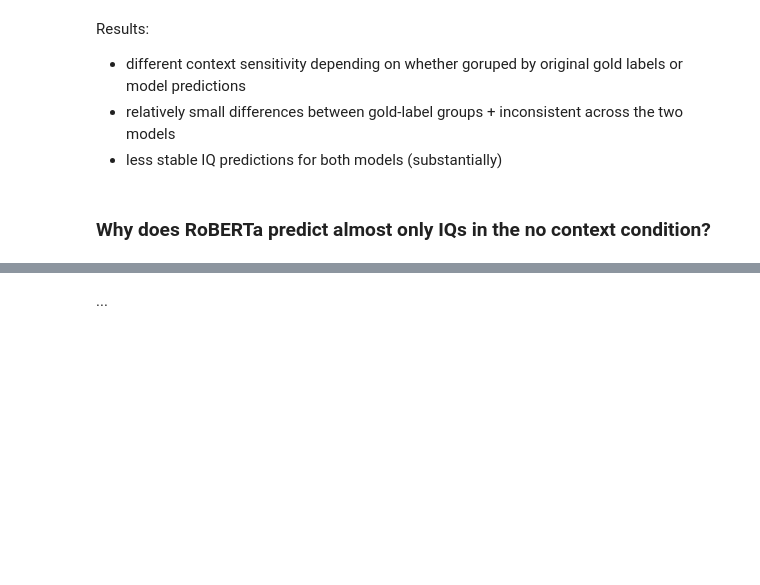
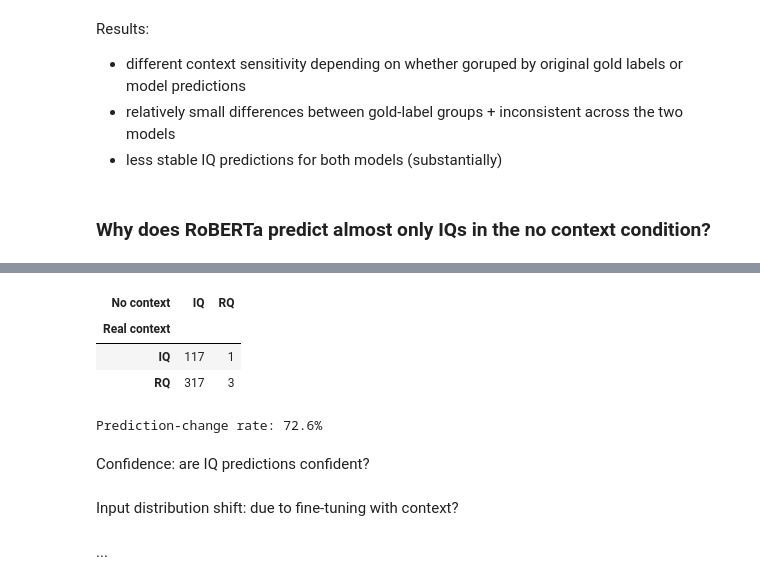
Before and after one commit to elisabeihofer-boop/ml2-final-project, a Jupyter notebook: notebooks/qualitative_analysis.ipynb, the cells around one changed output, grey strips where cells are left out. Drawn from its saved outputs; the diff is of its cells as text; code cells hidden in the pictures; blank space fills up the shorter version.

```diff
--- a/notebooks/qualitative_analysis.ipynb
+++ b/notebooks/qualitative_analysis.ipynb
@@ -178,3 +218,33 @@ Results:
+# %%
+# Prediction transitions: real context -> no context
+
+transition = pd.crosstab(
+    df["roberta_real"].map({0: "IQ", 1: "RQ"}),
+    df["roberta_empty"].map({0: "IQ", 1: "RQ"}),
+    rownames=["Real context"],
+    colnames=["No context"]
+).reindex(
+    index=["IQ", "RQ"],
+    columns=["IQ", "RQ"],
+    fill_value=0
+)
+
+display(transition)
+
+print(
+    "Prediction-change rate:",
+    f"{(df['roberta_real'] != df['roberta_empty']).mean():.1%}"
+)
+# %% [output]
+| No context | IQ | RQ |
+| Real context |  |  |
+| IQ | 117 | 1 |
+| RQ | 317 | 3 |
+Prediction-change rate: 72.6%
+# %% [markdown]
+Confidence: are IQ predictions confident?
+# %% [markdown]
+Input distribution shift: due to fine-tuning with context?
 # %% [markdown]
 ...
 # %% [markdown]
```
Also changed, not shown: parts of 3 cells of this notebook, 2 other files.
